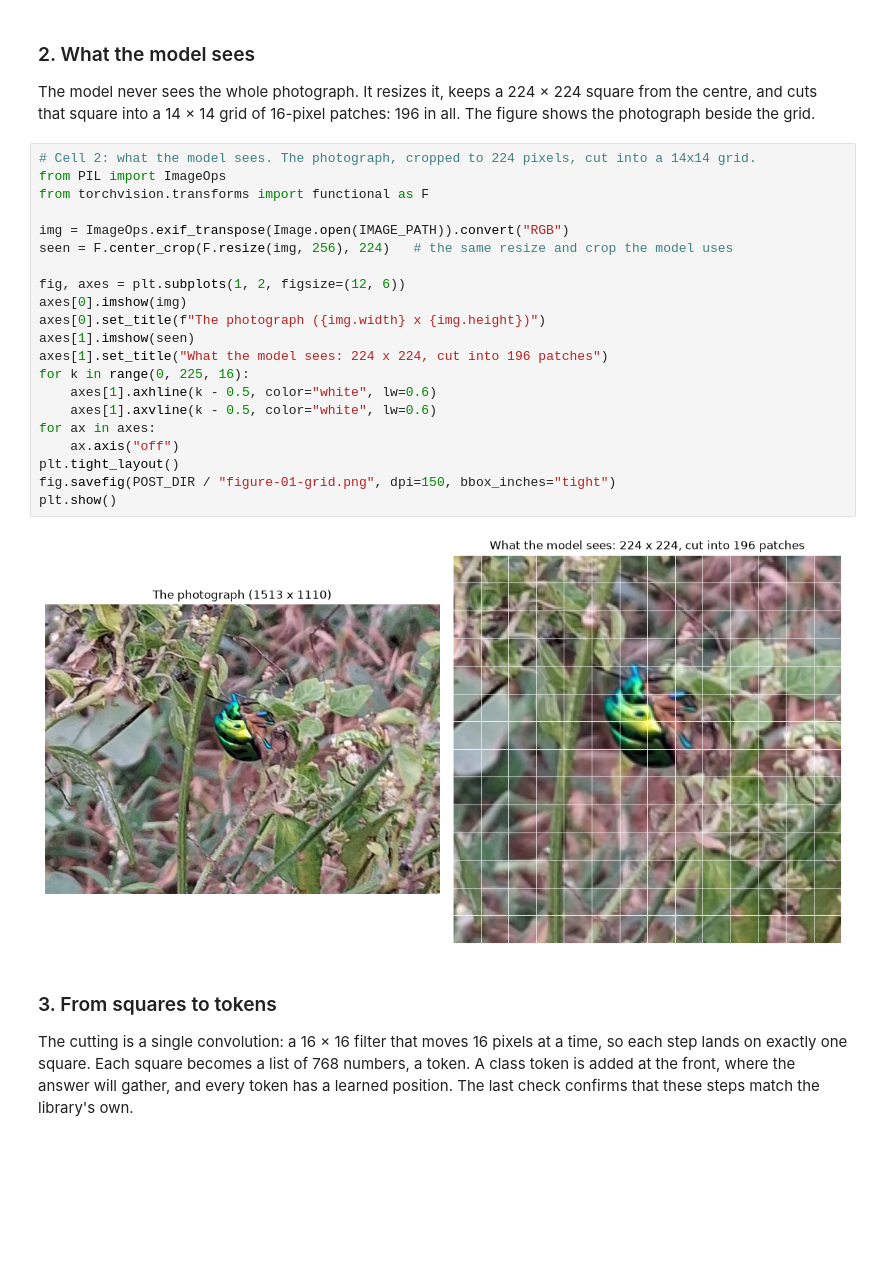
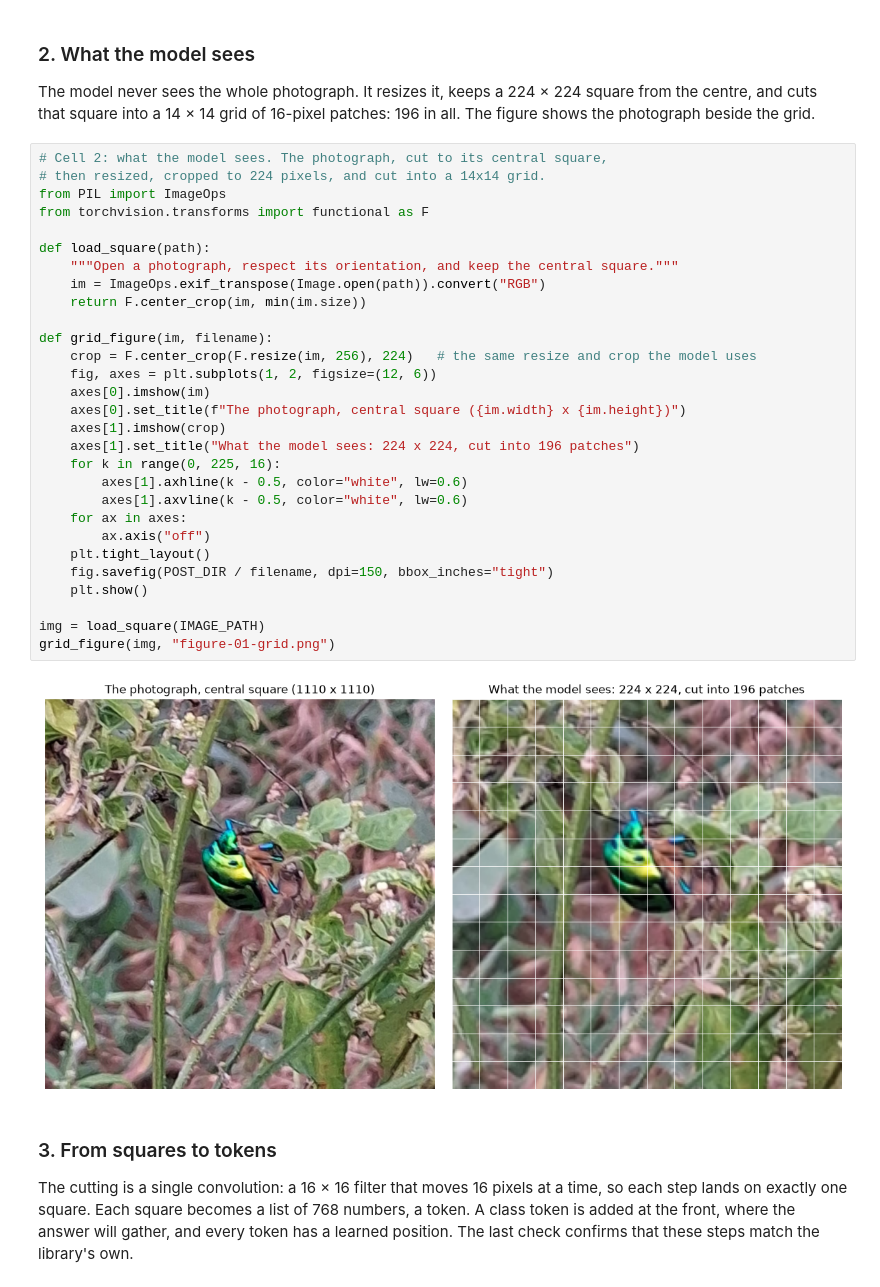
Before and after one commit to AnirbanDattaTech/axiom-ai-code, a Jupyter notebook: generative-ai/vision/02-vision-transformer/01-vision-transformer.ipynb, the cells around one changed output. Cells and saved outputs as stored; diff of their text form; blank space fills up the shorter version.

```diff
--- a/generative-ai/vision/02-vision-transformer/01-vision-transformer.ipynb
+++ b/generative-ai/vision/02-vision-transformer/01-vision-transformer.ipynb
@@ -44,28 +39,36 @@ device      : cuda NVIDIA GeForce RTX 3060
 
 The model never sees the whole photograph. It resizes it, keeps a 224 × 224 square from the centre, and cuts that square into a 14 × 14 grid of 16-pixel patches: 196 in all. The figure shows the photograph beside the grid.
 # %%
-# Cell 2: what the model sees. The photograph, cropped to 224 pixels, cut into a 14x14 grid.
+# Cell 2: what the model sees. The photograph, cut to its central square,
+# then resized, cropped to 224 pixels, and cut into a 14x14 grid.
 from PIL import ImageOps
 from torchvision.transforms import functional as F
 
-img = ImageOps.exif_transpose(Image.open(IMAGE_PATH)).convert("RGB")
-seen = F.center_crop(F.resize(img, 256), 224)   # the same resize and crop the model uses
+def load_square(path):
+    """Open a photograph, respect its orientation, and keep the central square."""
+    im = ImageOps.exif_transpose(Image.open(path)).convert("RGB")
+    return F.center_crop(im, min(im.size))
 
-fig, axes = plt.subplots(1, 2, figsize=(12, 6))
-axes[0].imshow(img)
-axes[0].set_title(f"The photograph ({img.width} x {img.height})")
-axes[1].imshow(seen)
-axes[1].set_title("What the model sees: 224 x 224, cut into 196 patches")
-for k in range(0, 225, 16):
-    axes[1].axhline(k - 0.5, color="white", lw=0.6)
-    axes[1].axvline(k - 0.5, color="white", lw=0.6)
-for ax in axes:
-    ax.axis("off")
-plt.tight_layout()
-fig.savefig(POST_DIR / "figure-01-grid.png", dpi=150, bbox_inches="tight")
-plt.show()
+def grid_figure(im, filename):
+    crop = F.center_crop(F.resize(im, 256), 224)   # the same resize and crop the model uses
+    fig, axes = plt.subplots(1, 2, figsize=(12, 6))
+    axes[0].imshow(im)
+    axes[0].set_title(f"The photograph, central square ({im.width} x {im.height})")
+    axes[1].imshow(crop)
+    axes[1].set_title("What the model sees: 224 x 224, cut into 196 patches")
+    for k in range(0, 225, 16):
+        axes[1].axhline(k - 0.5, color="white", lw=0.6)
+        axes[1].axvline(k - 0.5, color="white", lw=0.6)
+    for ax in axes:
+        ax.axis("off")
+    plt.tight_layout()
+    fig.savefig(POST_DIR / filename, dpi=150, bbox_inches="tight")
+    plt.show()
+
+img = load_square(IMAGE_PATH)
+grid_figure(img, "figure-01-grid.png")
 # %% [output]
-[figure, old version]
+[figure, new version]
 # %% [markdown]
 ### 3. From squares to tokens
 
```
Also changed, not shown: parts of 3 cells of this notebook, 4 other files.
